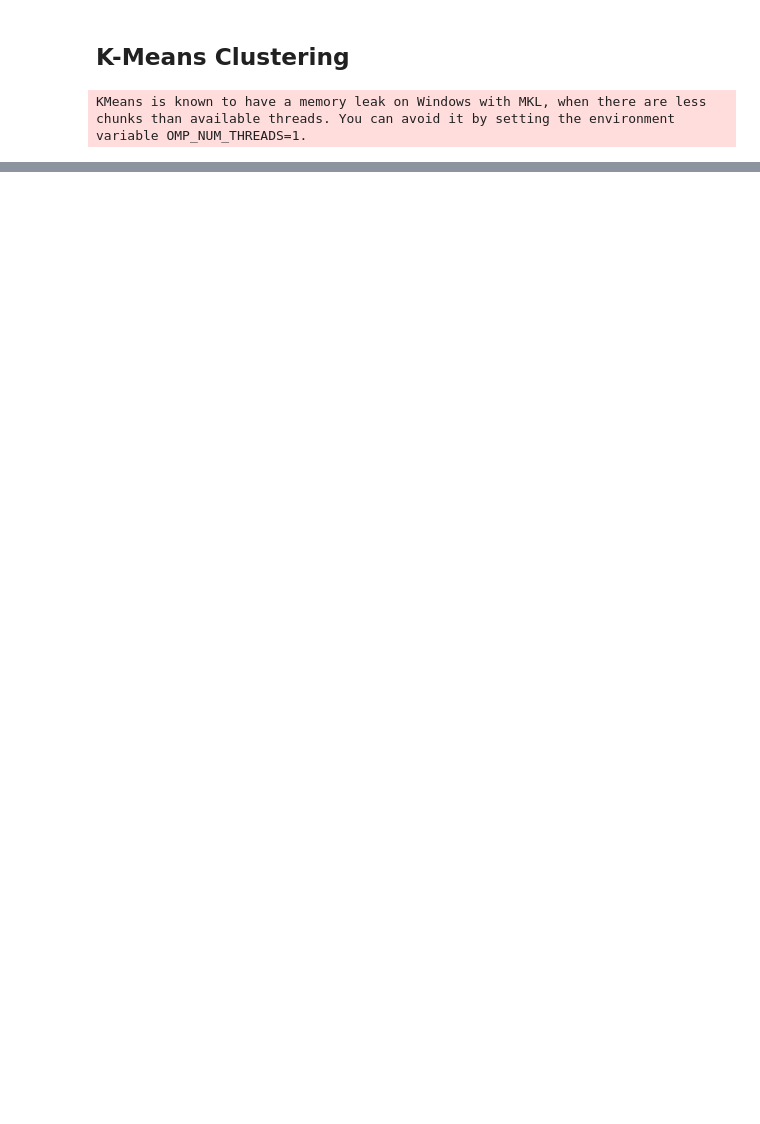
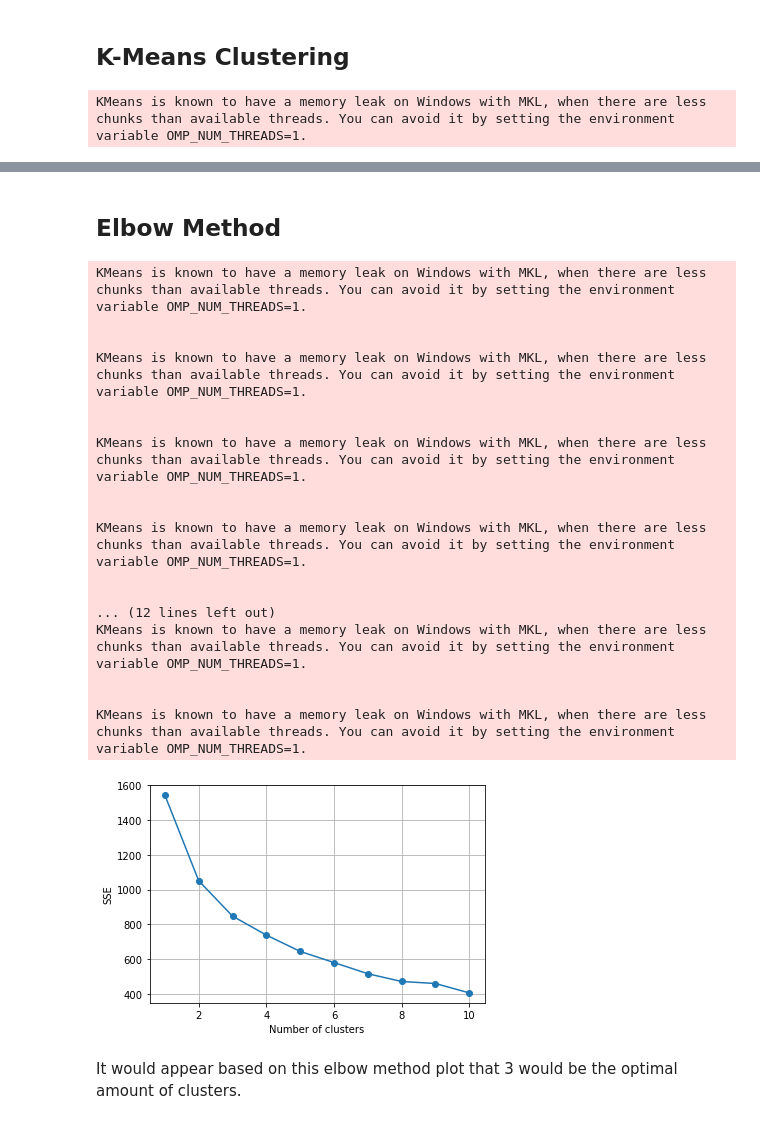
Before and after one commit to fpaul787/tackleml, a Jupyter notebook: unsupervised_learning/k_means.ipynb, the cells around one changed output, grey strips where cells are left out. Saved outputs shown, nothing was run; the diff lists cells and outputs as text; code cells hidden in the pictures; blank space fills up the shorter version.

Commit message:
Elbow method

```diff
--- a/unsupervised_learning/k_means.ipynb
+++ b/unsupervised_learning/k_means.ipynb
@@ -256,0 +257,41 @@ scaled_df.head()
+# %% [markdown]
+## Elbow Method
+# %%
+
+sse = []
+for i in range(1, 11):
+    km = KMeans(
+        n_clusters=i, init='random',
+        n_init=10, max_iter=300,
+        tol=1e-04, random_state=0
+    )
+    km.fit(scaled_df)
+    sse.append(km.inertia_)
+
+# Plot
+plt.plot(range(1, 11), sse, marker='o')
+plt.xlabel('Number of clusters')
+plt.ylabel('SSE')
+plt.grid()
+plt.show()
+# %% [output]
+KMeans is known to have a memory leak on Windows with MKL, when there are less chunks than available threads. You can avoid it by setting the environment variable OMP_NUM_THREADS=1.
+
+
+KMeans is known to have a memory leak on Windows with MKL, when there are less chunks than available threads. You can avoid it by setting the environment variable OMP_NUM_THREADS=1.
+
+
+KMeans is known to have a memory leak on Windows with MKL, when there are less chunks than available threads. You can avoid it by setting the environment variable OMP_NUM_THREADS=1.
+
+
+KMeans is known to have a memory leak on Windows with MKL, when there are less chunks than available threads. You can avoid it by setting the environment variable OMP_NUM_THREADS=1.
+
+
+... (12 lines left out)
+KMeans is known to have a memory leak on Windows with MKL, when there are less chunks than available threads. You can avoid it by setting the environment variable OMP_NUM_THREADS=1.
+
+
+KMeans is known to have a memory leak on Windows with MKL, when there are less chunks than available threads. You can avoid it by setting the environment variable OMP_NUM_THREADS=1.
+[figure, added]
+# %% [markdown]
+It would appear based on this elbow method plot that 3 would be the optimal amount of clusters.
```
Also changed, not shown: parts of 3 cells of this notebook.
